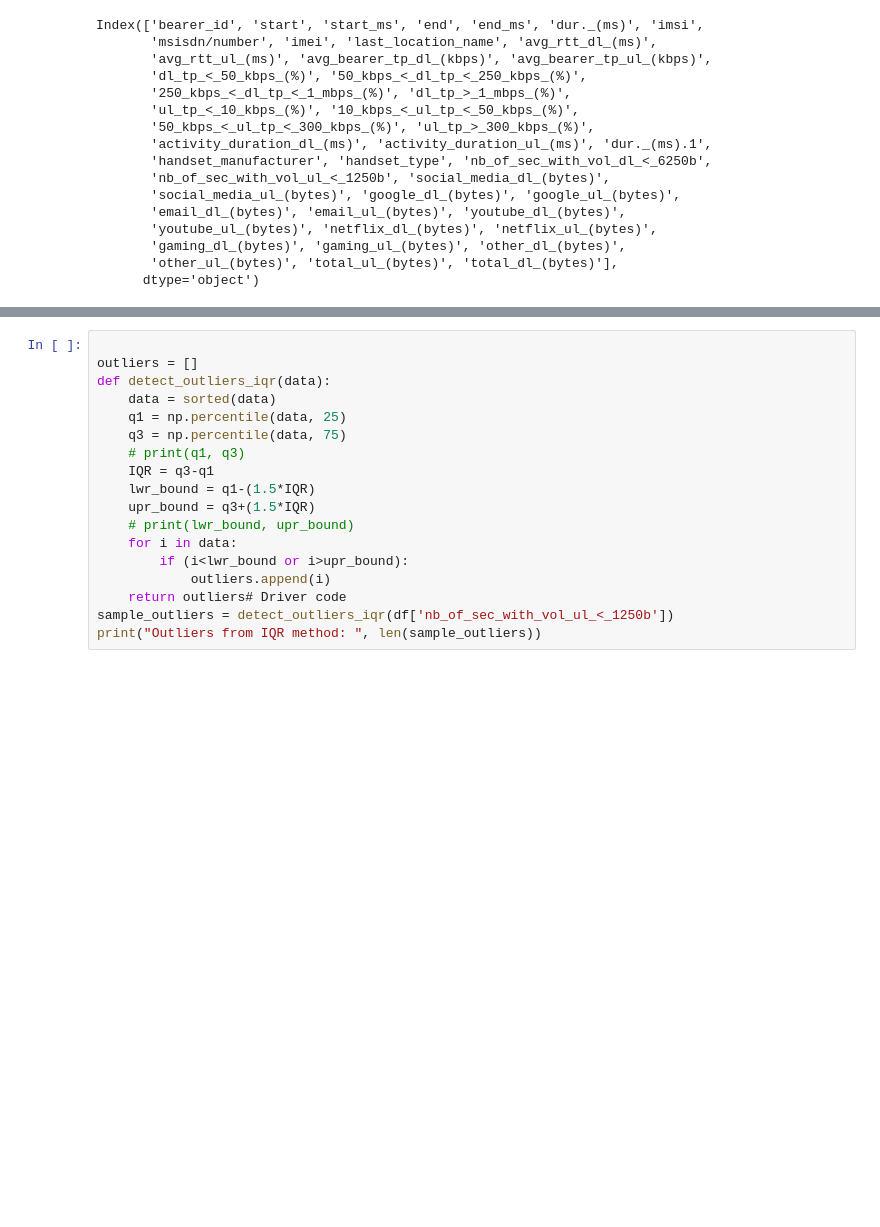
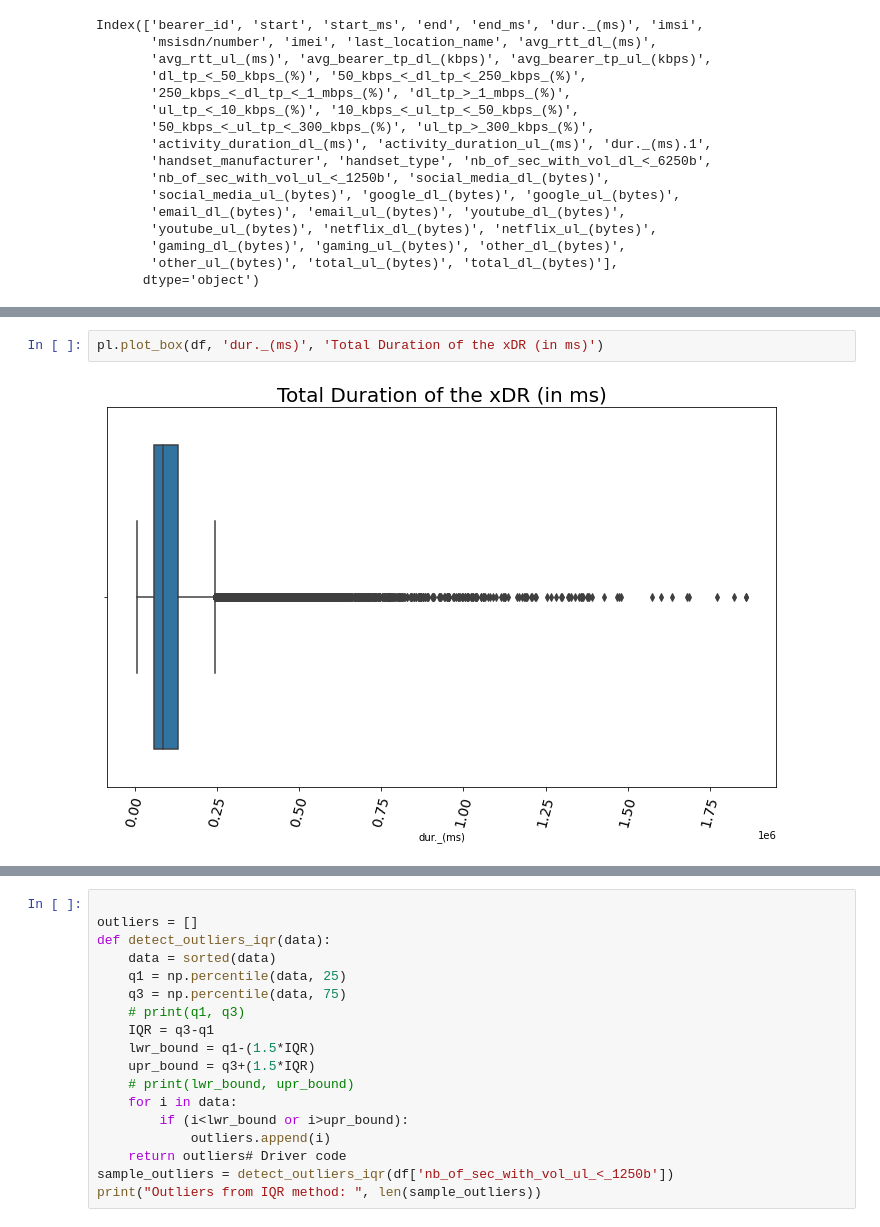
Before and after one commit to jedisam/Telecom-Data-Analysis, a Jupyter notebook: notebooks/outliers.ipynb, the cells around one changed output, grey strips where cells are left out. Drawn from its saved outputs; the diff is of its cells as text; blank space fills up the shorter version.

```diff
--- a/notebooks/outliers.ipynb
+++ b/notebooks/outliers.ipynb
@@ -55,0 +63,4 @@ Text(0.5, 0, 'Sample')
+# %%
+pl.plot_box(df, 'dur._(ms)', 'Total Duration of the xDR (in ms)')
+# %% [output]
+[figure, added]
```
Also changed, not shown: parts of 39 cells of this notebook, 2 other files.
